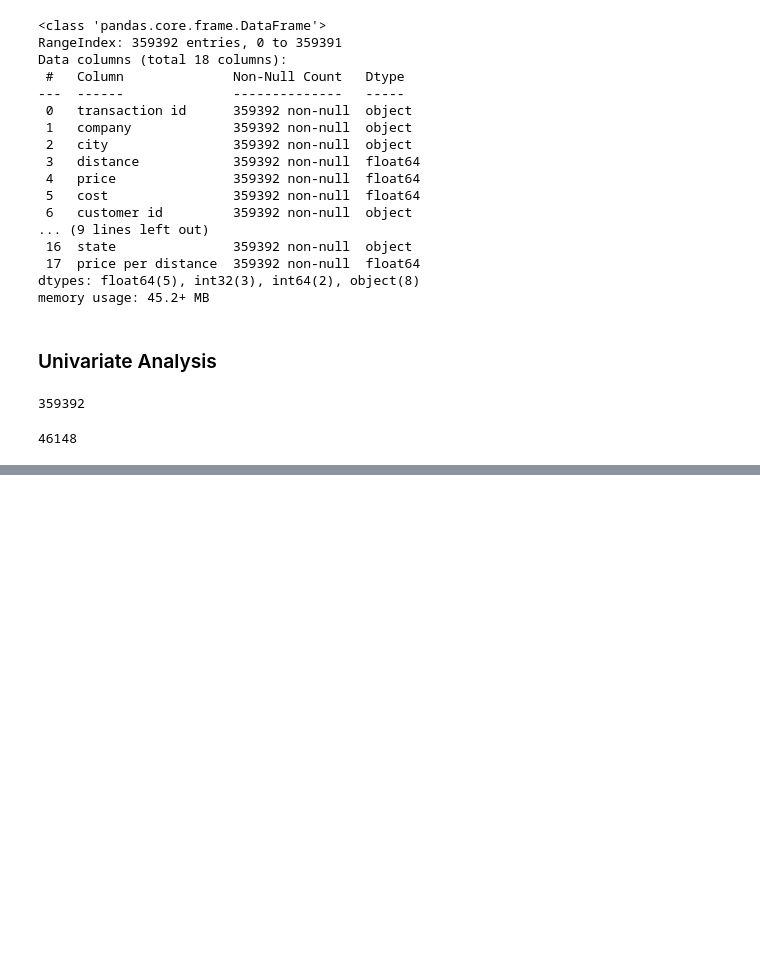
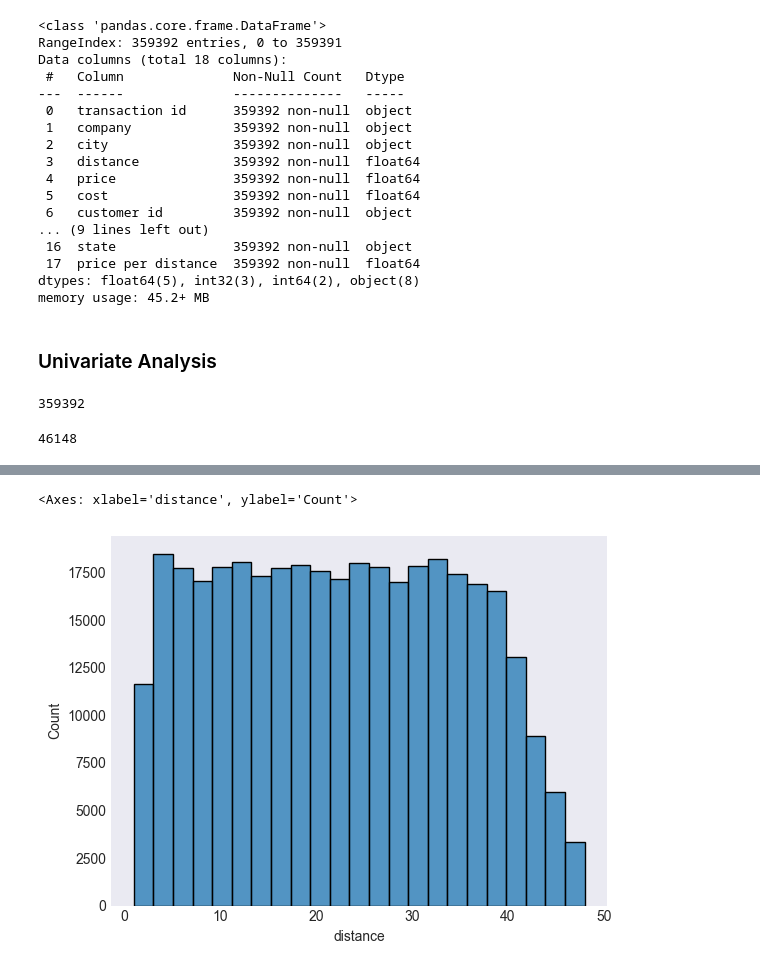
Before and after one commit to IamRaNo/cab_data_analysis, a Jupyter notebook: cab_data_analysis.ipynb, the cells around one changed output, grey strips where cells are left out. Cells and saved outputs as stored; diff of their text form; code cells hidden in the pictures; blank space fills up the shorter version.

```diff
--- a/cab_data_analysis.ipynb
+++ b/cab_data_analysis.ipynb
@@ -552,0 +635,5 @@ data['customer id'].nunique()
+# %%
+sns.histplot(data['distance'],bins=np.linspace(1,48,24))
+# %% [output]
+<Axes: xlabel='distance', ylabel='Count'>
+[figure, added]
```
Also changed, not shown: parts of 64 cells of this notebook.
